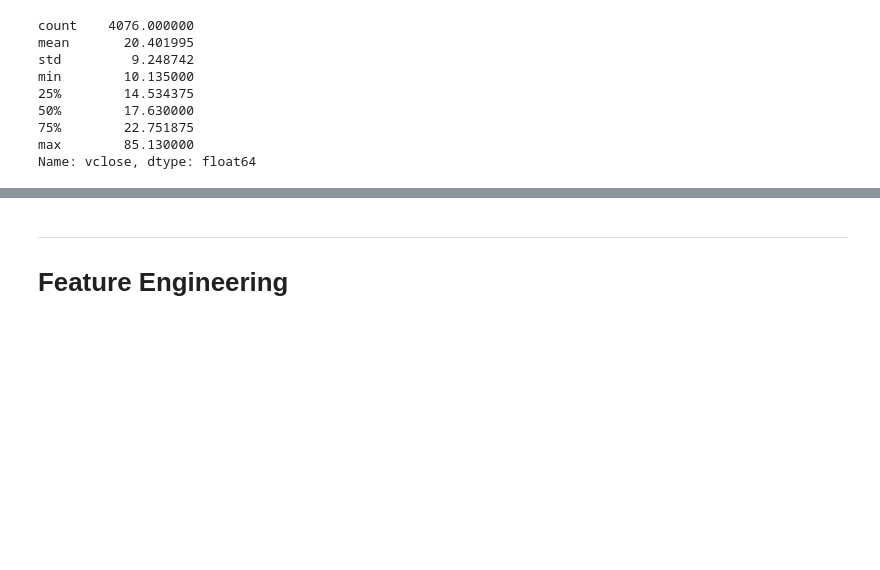
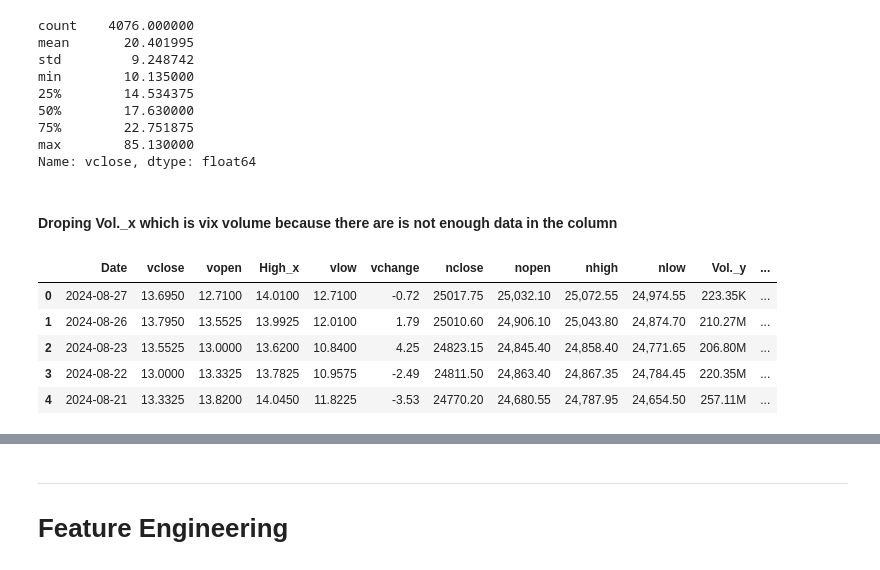
Before and after one commit to albertodavincishekhawat/IndiaVIXanalysis, a Jupyter notebook: AnalysingIndiaVIXdata.ipynb, the cells around one changed output, grey strips where cells are left out. Saved outputs shown, nothing was run; the diff lists cells and outputs as text; code cells hidden in the pictures; blank space fills up the shorter version.

```diff
--- a/AnalysingIndiaVIXdata.ipynb
+++ b/AnalysingIndiaVIXdata.ipynb
@@ -173,3 +184,5 @@ min        10.135000
 75%        22.751875
 max        85.130000
 Name: vclose, dtype: float64
+# %% [markdown]
+#### Droping Vol._x which is vix volume because there are is not enough data in the column
@@ -175,0 +191,9 @@ Name: vclose, dtype: float64
+# %%
+niftyvix.head()
+# %% [output]
+|  | Date | vclose | vopen | High_x | vlow | vchange | nclose | nopen | nhigh | nlow | Vol._y | ... |
+| 0 | 2024-08-27 | 13.6950 | 12.7100 | 14.0100 | 12.7100 | -0.72 | 25017.75 | 25,032.10 | 25,072.55 | 24,974.55 | 223.35K | ... |
+| 1 | 2024-08-26 | 13.7950 | 13.5525 | 13.9925 | 12.0100 | 1.79 | 25010.60 | 24,906.10 | 25,043.80 | 24,874.70 | 210.27M | ... |
+| 2 | 2024-08-23 | 13.5525 | 13.0000 | 13.6200 | 10.8400 | 4.25 | 24823.15 | 24,845.40 | 24,858.40 | 24,771.65 | 206.80M | ... |
+| 3 | 2024-08-22 | 13.0000 | 13.3325 | 13.7825 | 10.9575 | -2.49 | 24811.50 | 24,863.40 | 24,867.35 | 24,784.45 | 220.35M | ... |
+| 4 | 2024-08-21 | 13.3325 | 13.8200 | 14.0450 | 11.8225 | -3.53 | 24770.20 | 24,680.55 | 24,787.95 | 24,654.50 | 257.11M | ... |
```
Also changed, not shown: parts of 35 cells of this notebook.
